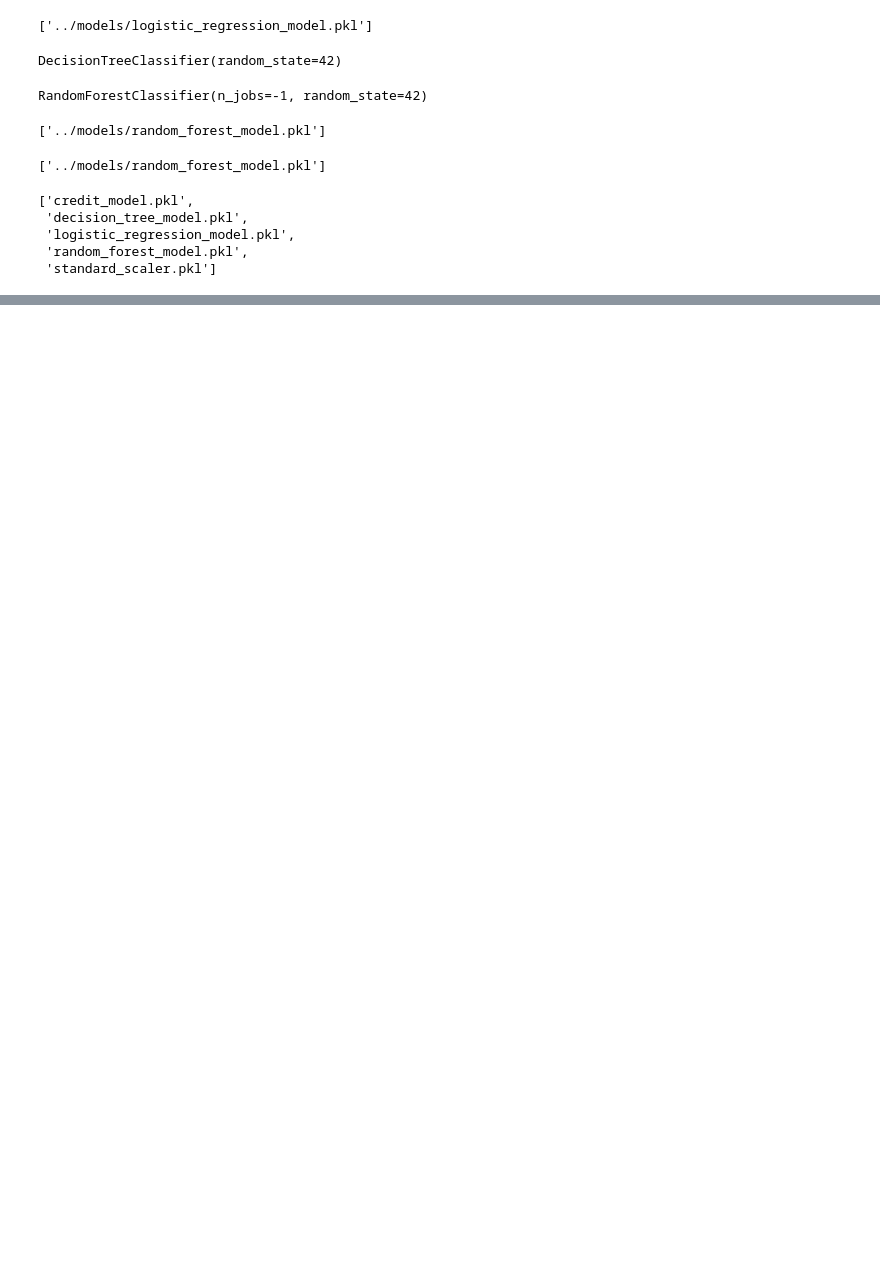
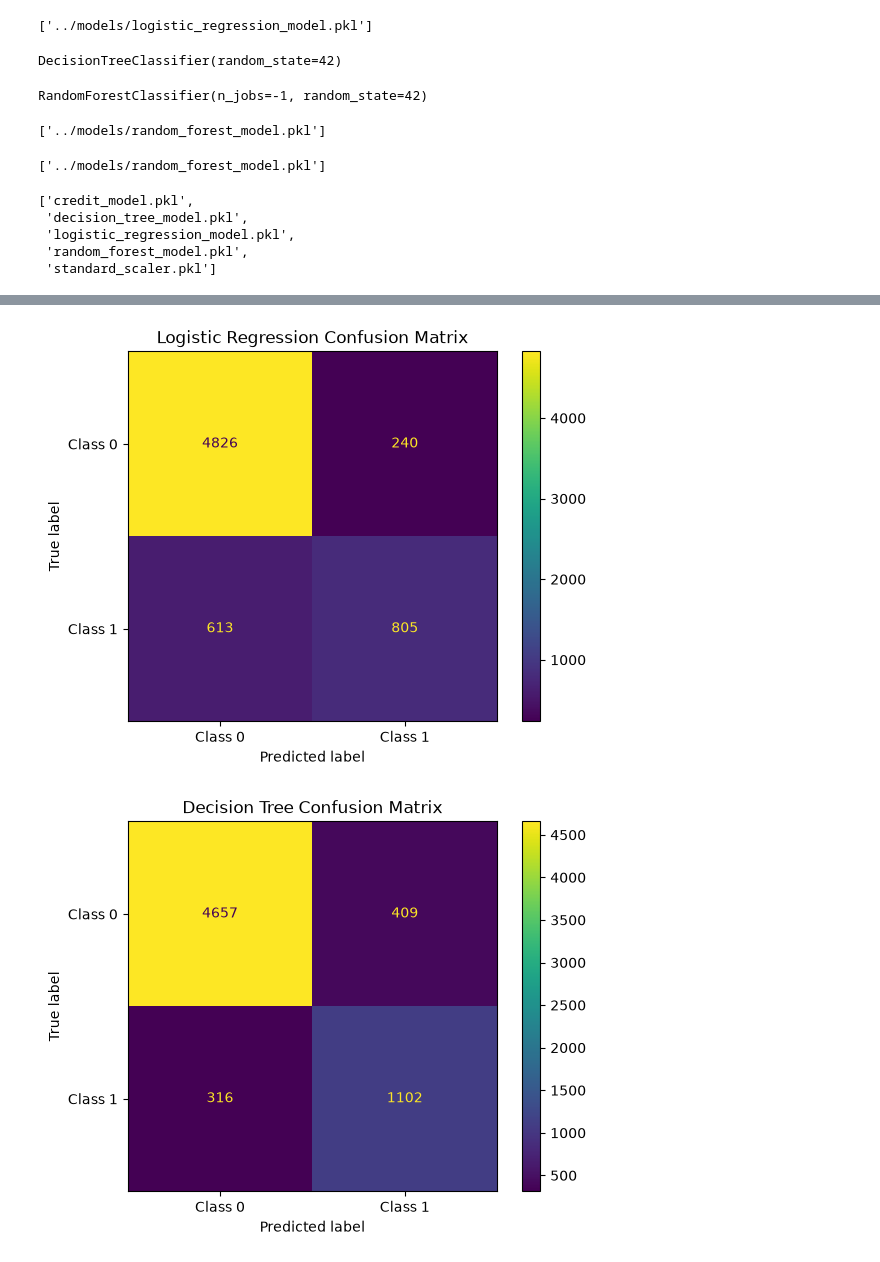
Before and after one commit to alirazasaleem-1/CodeAlpha_CreditScoringModel, a Jupyter notebook: notebooks/Credit_Scoring_Model.ipynb, the cells around one changed output, grey strips where cells are left out. Drawn from its saved outputs; the diff is of its cells as text; code cells hidden in the pictures; blank space fills up the shorter version.

```diff
--- a/notebooks/Credit_Scoring_Model.ipynb
+++ b/notebooks/Credit_Scoring_Model.ipynb
@@ -966,0 +1090,44 @@ os.listdir("../models")
+# %%
+from sklearn.metrics import confusion_matrix, ConfusionMatrixDisplay
+import matplotlib.pyplot as plt
+
+# Logistic Regression
+logistic_cm = confusion_matrix(y_test, logistic_predictions)
+
+logistic_disp = ConfusionMatrixDisplay(
+    confusion_matrix=logistic_cm,
+    display_labels=["Class 0", "Class 1"]
+)
+
+logistic_disp.plot()
+plt.title("Logistic Regression Confusion Matrix")
+plt.show()
+
+
+# Decision Tree
+decision_tree_cm = confusion_matrix(y_test, decision_tree_predictions)
+
+decision_tree_disp = ConfusionMatrixDisplay(
+    confusion_matrix=decision_tree_cm,
+    display_labels=["Class 0", "Class 1"]
+)
+
+decision_tree_disp.plot()
+plt.title("Decision Tree Confusion Matrix")
+plt.show()
+
+
+# Random Forest
+random_forest_cm = confusion_matrix(y_test, random_forest_predictions)
+
+random_forest_disp = ConfusionMatrixDisplay(
+    confusion_matrix=random_forest_cm,
+    display_labels=["Class 0", "Class 1"]
+)
+
+random_forest_disp.plot()
+plt.title("Random Forest Confusion Matrix")
+plt.show()
+# %% [output]
+[figure, added]
+[figure, added]
```
Also changed, not shown: parts of 14 cells of this notebook, 1 other file.
